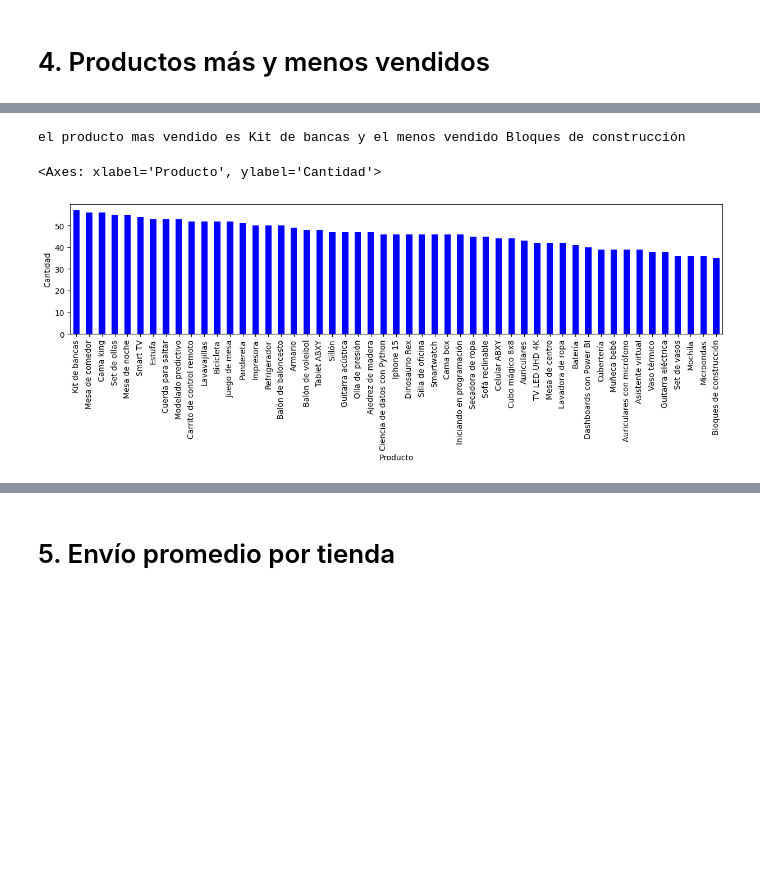
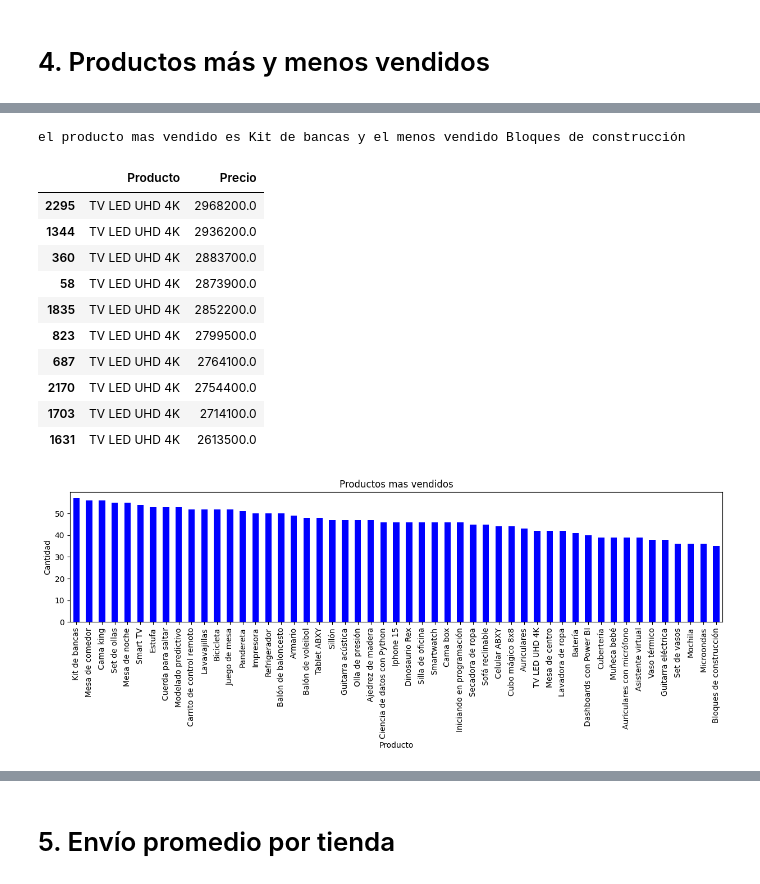
Before and after one commit to taniagoa/Primer-challenge-DC, a Jupyter notebook: AluraStoreLatam.ipynb, the cells around one changed output, grey strips where cells are left out. Cells and saved outputs as stored; diff of their text form; code cells hidden in the pictures; blank space fills up the shorter version.

```diff
--- a/AluraStoreLatam.ipynb
+++ b/AluraStoreLatam.ipynb
@@ -134,13 +191,25 @@ el producto mas vendido es Iniciando en programación y el menos vendido Juego d
 # %%
 mas_vendido3=tienda3['Producto'].value_counts().idxmax()
 menos_vendido3=tienda3['Producto'].value_counts().idxmin()
+vendidos3=tienda3['Producto'].value_counts()
+vendidos3.plot(kind='bar',figsize=(15,3),color='blue',xlabel='Producto',ylabel='Cantidad',title='Productos mas vendidos')
 print(f'el producto mas vendido es {mas_vendido3} y el menos vendido {menos_vendido3}')
-vendidos3=tienda3['Producto'].value_counts()
-vendidos3.plot(kind='bar',figsize=(15,3),color='blue',xlabel='Producto',ylabel='Cantidad')
+precios_maximos3=tienda3[['Producto','Precio']].sort_values(by='Precio',ascending=False).head(10)
+precios_maximos3
 # %% [output]
 el producto mas vendido es Kit de bancas y el menos vendido Bloques de construcción
-<Axes: xlabel='Producto', ylabel='Cantidad'>
+|  | Producto | Precio |
+| 2295 | TV LED UHD 4K | 2968200.0 |
+| 1344 | TV LED UHD 4K | 2936200.0 |
+| 360 | TV LED UHD 4K | 2883700.0 |
+| 58 | TV LED UHD 4K | 2873900.0 |
+| 1835 | TV LED UHD 4K | 2852200.0 |
+| 823 | TV LED UHD 4K | 2799500.0 |
+| 687 | TV LED UHD 4K | 2764100.0 |
+| 2170 | TV LED UHD 4K | 2754400.0 |
+| 1703 | TV LED UHD 4K | 2714100.0 |
+| 1631 | TV LED UHD 4K | 2613500.0 |
-[figure, old version]
+[figure, new version]
 # %%
 mas_vendido4=tienda4['Producto'].value_counts().idxmax()
 menos_vendido4=tienda4['Producto'].value_counts().idxmin()
```
Also changed, not shown: parts of 23 cells of this notebook.
